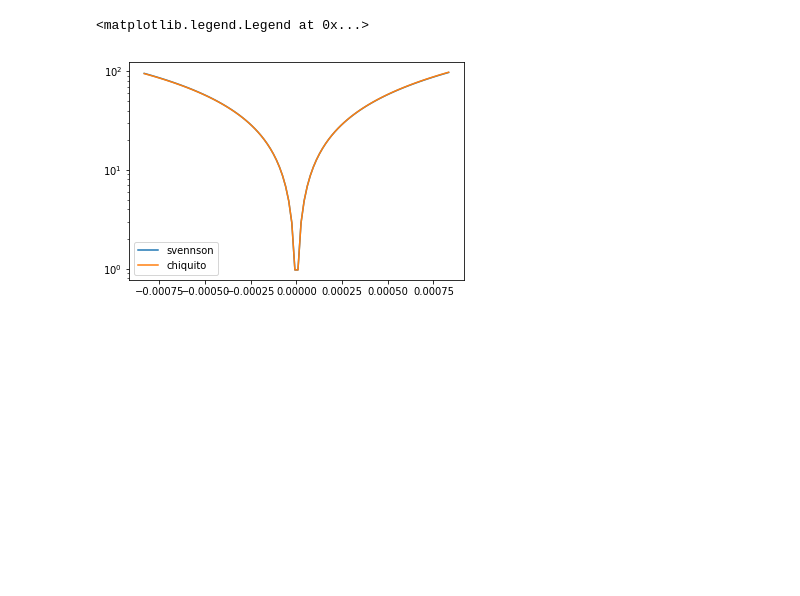
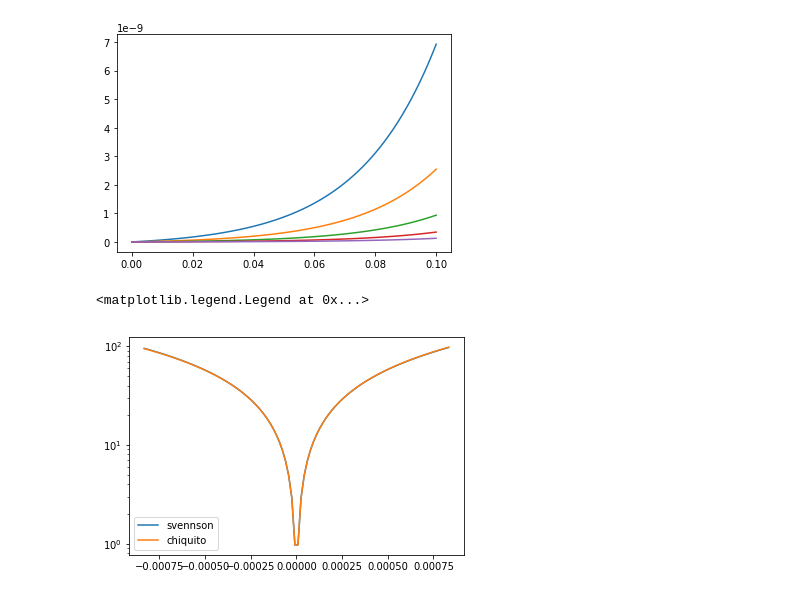
Before and after one commit to leobrowning92/networksim-cntfet, a Jupyter notebook: mechanism_testing.ipynb, the cells around one changed output. Saved outputs shown, nothing was run; the diff lists cells and outputs as text; code cells hidden in the pictures; blank space fills up the shorter version.

```diff
--- a/mechanism_testing.ipynb
+++ b/mechanism_testing.ipynb
@@ -11,7 +11,6 @@ richardson_const=4*np.pi*const.electron_mass*const.elementary_charge*const.Boltz
 def svennson_current_density(vd,vg,sb0=0.45,n=1.2):
     # 1<n<2 ideality factor. 1 for ideal. 1.2 limit of thermal
     # Jsat =AA*T^2 exp(-SBe/VT)
-
 
     sb0=sb0+vg
     sbe=sb0
@@ -26,6 +25,26 @@ def chiquito_current_density(vd,vg,sb0=0.45,n=1.2):
     Jsat = richardson_const*300**2*np.exp((-sbe)/VT)
     J = Jsat*np.exp(vd/(n*VT))*(1-np.exp(-vd/VT))
     return J
+def simple_exp(vd,vg):
+    VT=300*const.Boltzmann/const.elementary_charge
+    C=2e-11
+    alpha=0.2
+    if vd<=0:
+        return 0
+    else:
+        return C*np.exp(-vg*alpha)*(np.exp(vd/VT)-1)
+def simple_quad(vd,vg):
+    if vd<=0:
+        return 0
+    else:
+        return np.exp(150*vd)-1
+# %%
+x=np.linspace(0,0.1,100)
+for vg in [-10,-5,0,5,10]:
+    plt.plot(x,[simple_exp(i,vg)for i in x])
+#     plt.plot(x,[simple_quad(i,vg)for i in x],color='b')
+# %% [output]
+[figure, added]
 # %%
 vds=0.1/120
 x=np.linspace(-vds,vds,100)
```
Also changed, not shown: 4 other files.
